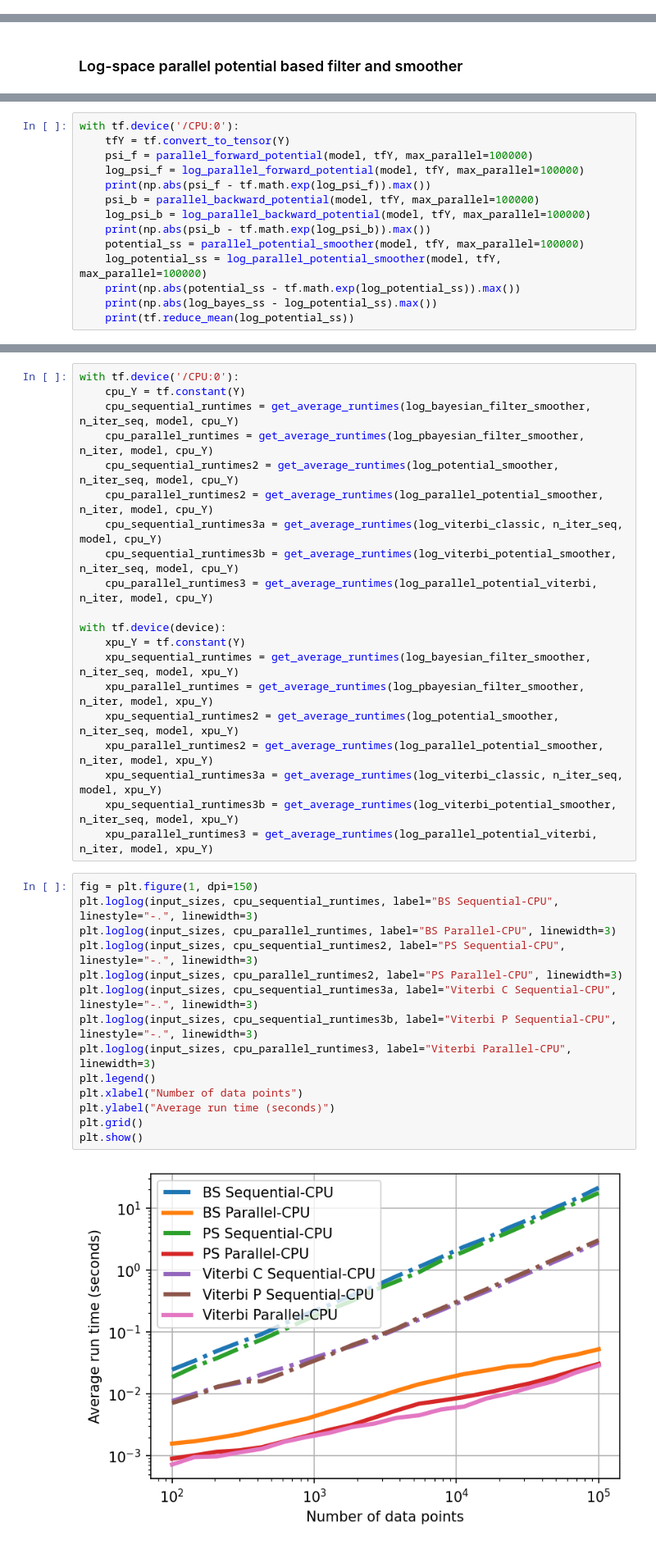
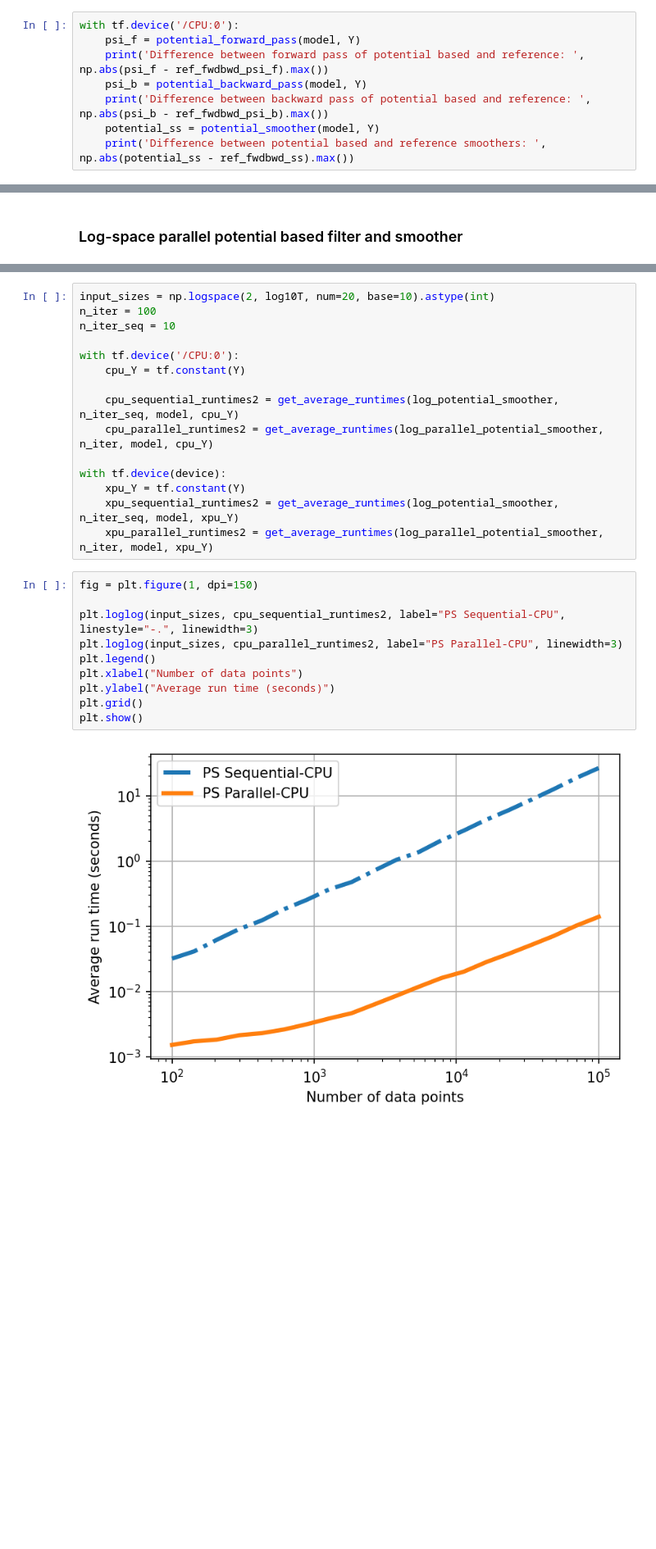
Before and after one commit to EEA-sensors/sequential-parallelization-examples, a Jupyter notebook: python/temporal-parallelization-inference-in-HMMs/phmm_potentials.ipynb, the cells around one changed output, grey strips where cells are left out. Shown at 82% size. Saved outputs shown, nothing was run; the diff lists cells and outputs as text; blank space fills up the shorter version.

```diff
--- a/python/temporal-parallelization-inference-in-HMMs/phmm_potentials.ipynb
+++ b/python/temporal-parallelization-inference-in-HMMs/phmm_potentials.ipynb
@@ -544,0 +348,8 @@ tf.Tensor([0.19298144 0.3319118  0.0531239  0.42198288], shape=(4,), dtype=float
+# %%
+with tf.device('/CPU:0'):
+    psi_f = potential_forward_pass(model, Y)
+    print('Difference between forward pass of potential based and reference: ', np.abs(psi_f - ref_fwdbwd_psi_f).max())
+    psi_b = potential_backward_pass(model, Y)
+    print('Difference between backward pass of potential based and reference: ', np.abs(psi_b - ref_fwdbwd_psi_b).max())
+    potential_ss = potential_smoother(model, Y)
+    print('Difference between potential based and reference smoothers: ', np.abs(potential_ss - ref_fwdbwd_ss).max())
@@ -1159,14 +537,0 @@ def log_parallel_potential_smoother(model, obs,  max_parallel=10000):
-# %%
-with tf.device('/CPU:0'):
-    tfY = tf.convert_to_tensor(Y)
-    psi_f = parallel_forward_potential(model, tfY, max_parallel=100000)
-    log_psi_f = log_parallel_forward_potential(model, tfY, max_parallel=100000)
-    print(np.abs(psi_f - tf.math.exp(log_psi_f)).max())
-    psi_b = parallel_backward_potential(model, tfY, max_parallel=100000)
-    log_psi_b = log_parallel_backward_potential(model, tfY, max_parallel=100000)
-    print(np.abs(psi_b - tf.math.exp(log_psi_b)).max())
-    potential_ss = parallel_potential_smoother(model, tfY, max_parallel=100000)
-    log_potential_ss = log_parallel_potential_smoother(model, tfY, max_parallel=100000)
-    print(np.abs(potential_ss - tf.math.exp(log_potential_ss)).max())
-    print(np.abs(log_bayes_ss - log_potential_ss).max())
-    print(tf.reduce_mean(log_potential_ss))
@@ -1625,40 +667,31 @@ def get_average_runtimes(func, n_iter, model, observations):
         runtimes[i] = (time.time() - tic) / n_iter
     return runtimes
 # %%
+input_sizes = np.logspace(2, log10T, num=20, base=10).astype(int)
+n_iter = 100
+n_iter_seq = 10
+
 with tf.device('/CPU:0'):
     cpu_Y = tf.constant(Y)
-    cpu_sequential_runtimes = get_average_runtimes(log_bayesian_filter_smoother, n_iter_seq, model, cpu_Y)
-    cpu_parallel_runtimes = get_average_runtimes(log_pbayesian_filter_smoother, n_iter, model, cpu_Y)
+
     cpu_sequential_runtimes2 = get_average_runtimes(log_potential_smoother, n_iter_seq, model, cpu_Y)
     cpu_parallel_runtimes2 = get_average_runtimes(log_parallel_potential_smoother, n_iter, model, cpu_Y)
-    cpu_sequential_runtimes3a = get_average_runtimes(log_viterbi_classic, n_iter_seq, model, cpu_Y)
-    cpu_sequential_runtimes3b = get_average_runtimes(log_viterbi_potential_smoother, n_iter_seq, model, cpu_Y)
-    cpu_parallel_runtimes3 = get_average_runtimes(log_parallel_potential_viterbi, n_iter, model, cpu_Y)
 
 with tf.device(device):
     xpu_Y = tf.constant(Y)
-    xpu_sequential_runtimes = get_average_runtimes(log_bayesian_filter_smoother, n_iter_seq, model, xpu_Y)
-    xpu_parallel_runtimes = get_average_runtimes(log_pbayesian_filter_smoother, n_iter, model, xpu_Y)
     xpu_sequential_runtimes2 = get_average_runtimes(log_potential_smoother, n_iter_seq, model, xpu_Y)
     xpu_parallel_runtimes2 = get_average_runtimes(log_parallel_potential_smoother, n_iter, model, xpu_Y)
-    xpu_sequential_runtimes3a = get_average_runtimes(log_viterbi_classic, n_iter_seq, model, xpu_Y)
-    xpu_sequential_runtimes3b = get_average_runtimes(log_viterbi_potential_smoother, n_iter_seq, model, xpu_Y)
-    xpu_parallel_runtimes3 = get_average_runtimes(log_parallel_potential_viterbi, n_iter, model, xpu_Y)
 # %%
 fig = plt.figure(1, dpi=150)
-plt.loglog(input_sizes, cpu_sequential_runtimes, label="BS Sequential-CPU", linestyle="-.", linewidth=3)
-plt.loglog(input_sizes, cpu_parallel_runtimes, label="BS Parallel-CPU", linewidth=3)
+
 plt.loglog(input_sizes, cpu_sequential_runtimes2, label="PS Sequential-CPU", linestyle="-.", linewidth=3)
 plt.loglog(input_sizes, cpu_parallel_runtimes2, label="PS Parallel-CPU", linewidth=3)
-plt.loglog(input_sizes, cpu_sequential_runtimes3a, label="Viterbi C Sequential-CPU", linestyle="-.", linewidth=3)
-plt.loglog(input_sizes, cpu_sequential_runtimes3b, label="Viterbi P Sequential-CPU", linestyle="-.", linewidth=3)
-plt.loglog(input_sizes, cpu_parallel_runtimes3, label="Viterbi Parallel-CPU", linewidth=3)
 plt.legend()
 plt.xlabel("Number of data points")
 plt.ylabel("Average run time (seconds)")
 plt.grid()
 plt.show()
 # %% [output]
-[figure, old version]
+[figure, new version]
 # %%
 fig = plt.figure(1, dpi=150)
```
Also changed, not shown: parts of 119 cells of this notebook, 1 other file.
